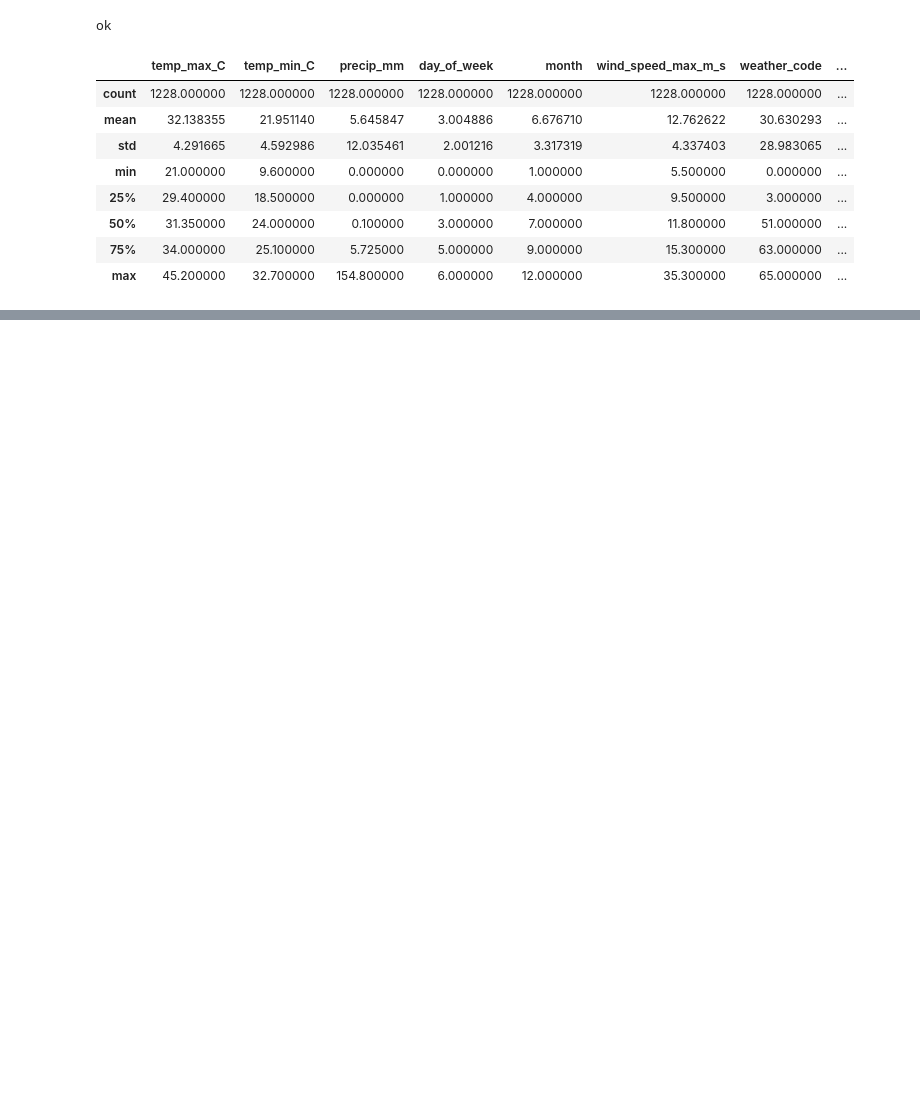
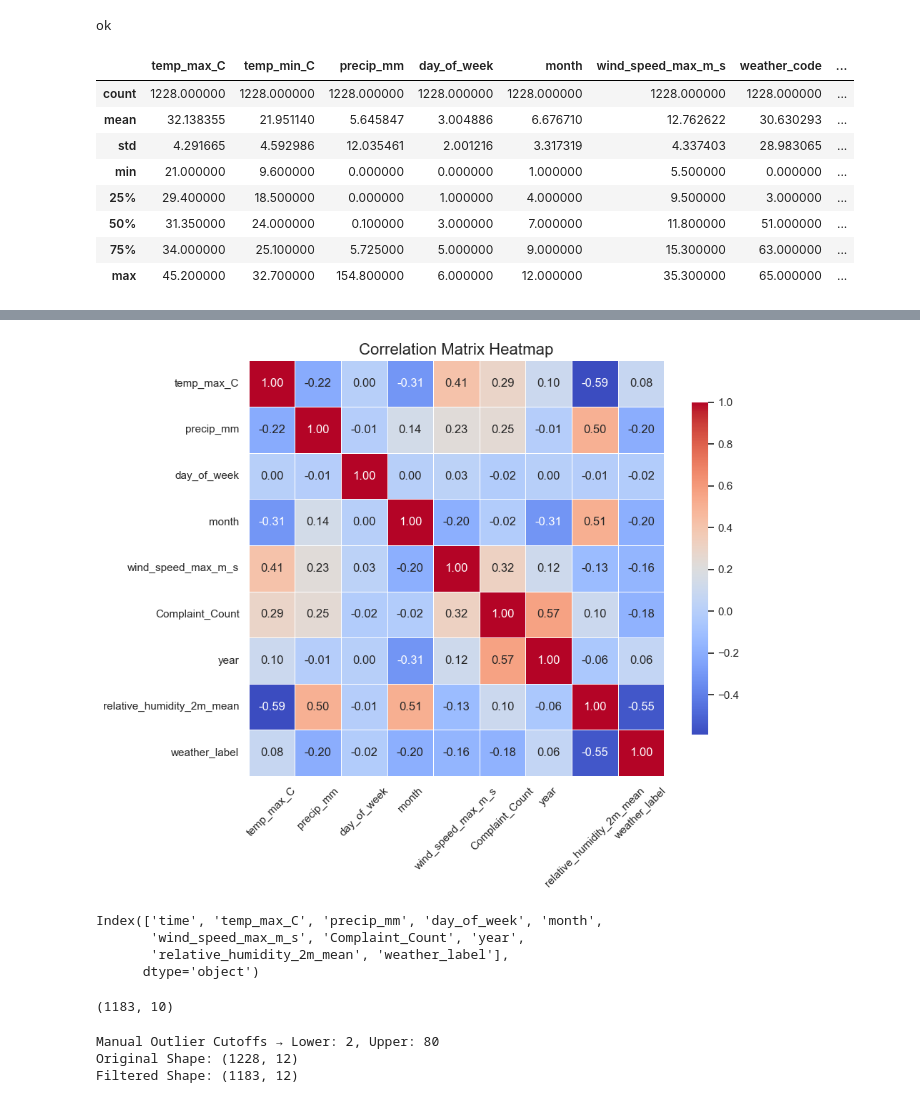
Before and after one commit to susantkumarsahoo/TimeSeriesForecasting_End_To_End, a Jupyter notebook: notebooks/09_note_modeltraining.ipynb, the cells around one changed output, grey strips where cells are left out. Saved outputs shown, nothing was run; the diff lists cells and outputs as text; code cells hidden in the pictures; blank space fills up the shorter version.

```diff
--- a/notebooks/09_note_modeltraining.ipynb
+++ b/notebooks/09_note_modeltraining.ipynb
@@ -467,0 +627,56 @@ filtered_data
+# %%
+# Calculate correlation matrix
+correlation_metrics = data.corr(numeric_only=True)
+
+# Set plot size and style
+plt.figure(figsize=(10, 8))
+sns.set(style="white")
+
+# Create heatmap
+sns.heatmap(correlation_metrics,
+            annot=True,
+            fmt=".2f",
+            cmap="coolwarm",
+            square=True,
+            linewidths=0.5,
+            cbar_kws={"shrink": 0.8})
+
+plt.title("Correlation Matrix Heatmap", fontsize=16)
+plt.xticks(rotation=45)
+plt.yticks(rotation=0)
+plt.tight_layout()
+plt.show()
+# %% [output]
+[figure, added]
+# %%
+data.columns
+# %% [output]
+Index(['time', 'temp_max_C', 'precip_mm', 'day_of_week', 'month',
+       'wind_speed_max_m_s', 'Complaint_Count', 'year',
+       'relative_humidity_2m_mean', 'weather_label'],
+      dtype='object')
+# %%
+data.shape
+# %% [output]
+(1183, 10)
+# %%
+import pandas as pd
+import matplotlib.pyplot as plt
+import seaborn as sns
+
+# --- Step 1: Define your columns ---
+target_col = 'Complaint_Count'        # 🔁 your target column
+# --- Step 2: Define manual cutoff values ---
+lowerbound = 2     # 👈 set your lower limit
+upperbound = 80    # 👈 set your upper limit
+
+# --- Step 3: Apply filtering based on manual cutoffs ---
+filter_data = df[(df[target_col] >= lowerbound) & (df[target_col] <= upperbound)]
+
+print(f"Manual Outlier Cutoffs → Lower: {lowerbound}, Upper: {upperbound}")
+print("Original Shape:", df.shape)
+print("Filtered Shape:", filter_data.shape)
+# %% [output]
+Manual Outlier Cutoffs → Lower: 2, Upper: 80
+Original Shape: (1228, 12)
+Filtered Shape: (1183, 12)
```
Also changed, not shown: parts of 31 cells of this notebook.
